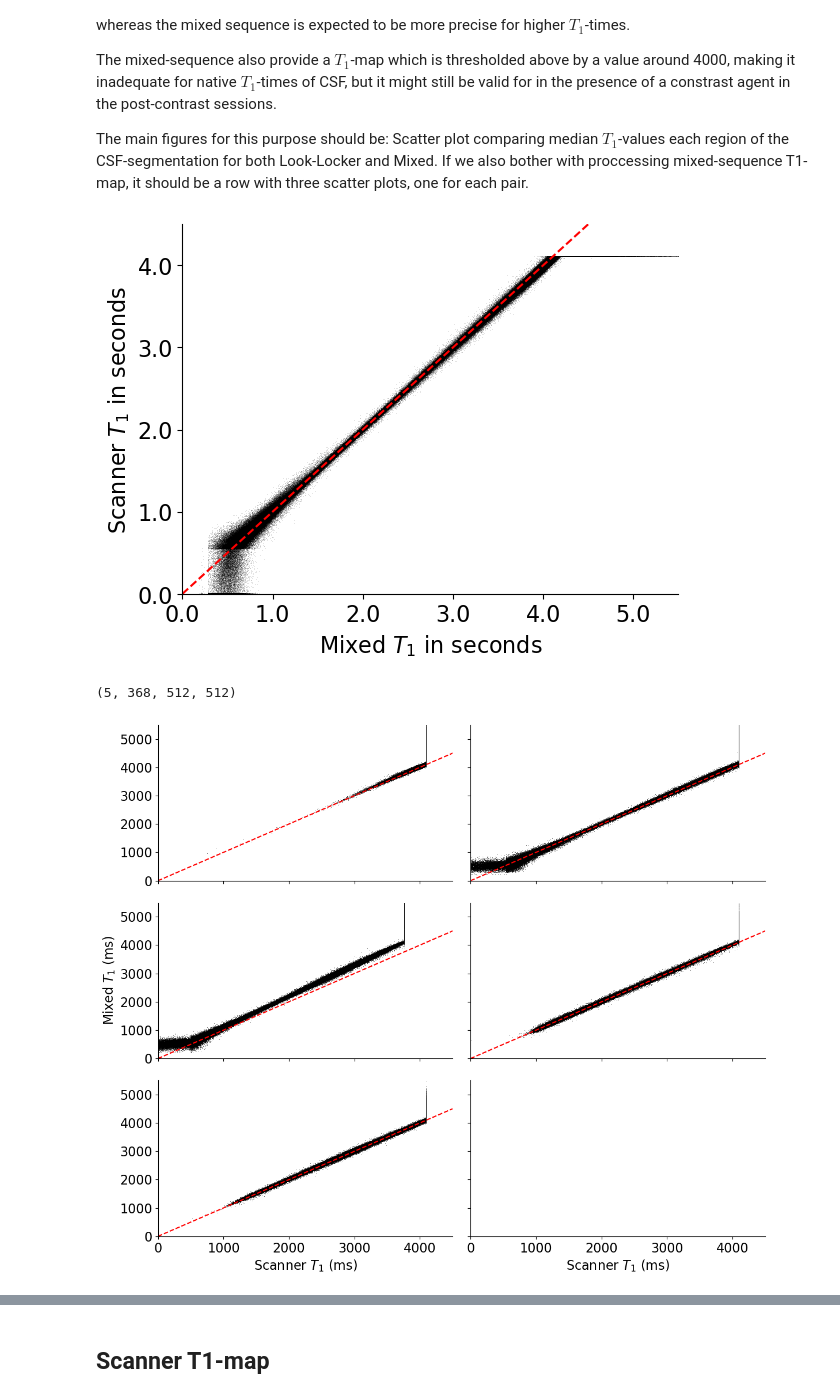
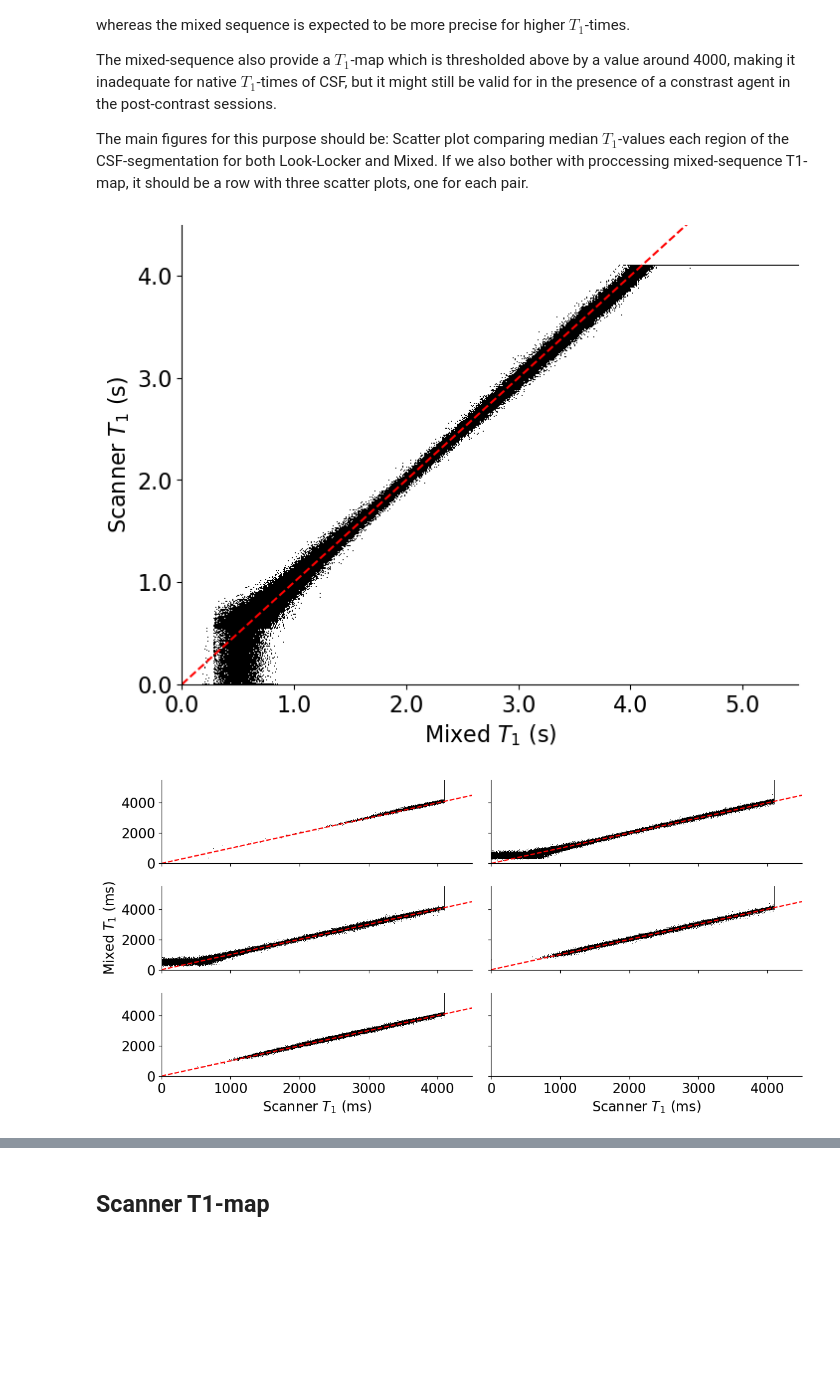
Before and after one commit to jorgenriseth/gonzo, a Jupyter notebook: docs/comparison-t1map-mixed-looklocker.ipynb, the cells around one changed output, grey strips where cells are left out. Cells and saved outputs as stored; diff of their text form; code cells hidden in the pictures; blank space fills up the shorter version.

Commit message:
updated-figures

```diff
--- a/docs/comparison-t1map-mixed-looklocker.ipynb
+++ b/docs/comparison-t1map-mixed-looklocker.ipynb
@@ -15,14 +15,9 @@ import pandas as pd
 import simple_mri as sm
 import skimage
 import seaborn as sns
-# import sklearn
 from gmri2fem.utils import plot_orient, session_range
 
-plt.rcParams.update({
-    'font.size': 16,
-    'axes.spines.top': False,
-    'axes.spines.right': False
-})
+import matplotlib as mpl
 # %%
 mri_proces = Path("../mri_processed_data/")
 ll_paths = [
@@ -67,40 +61,42 @@ seg = seg_mri.data
 mask = seg != 0
 labels = np.unique(seg).astype(int)
 # %%
-fig, axes = plt.subplots(sharey=True, sharex=True)
+fig, axes = plt.subplots(figsize=(8, 6), sharey=True, sharex=True)
 (scanner_i, mixed_i) = list(zip(scanner, mixed))[1]
 ax = axes
-ax.plot(mixed_i[mask], scanner_i[mask], ",", c="k", alpha=0.1)
+ax.plot(mixed_i[mask], scanner_i[mask], ",", c="k", alpha=1.0, rasterized=True)
 ax.plot([0, 5000], [0, 5000], c="r", ls="--")
 ticks_seconds = tuple(1.0*i for i in range(11))
 plt.xticks([1000 * xi for xi in ticks_seconds], ticks_seconds)
 plt.yticks([1000 * xi for xi in ticks_seconds], ticks_seconds)
 ax.set_xlim(0, 5500)
 ax.set_ylim(0, 4500)
-ax.set_xlabel("Mixed $T_1$ in seconds")
-ax.set_ylabel("Scanner $T_1$ in seconds")
-plt.savefig("../figures/mixed-scanner-scatter.png", bbox_inches="tight")
+ax.set_xlabel("Mixed $T_1$ (s)")
+ax.set_ylabel("Scanner $T_1$ (s)")
+plt.savefig("../figures/mixed-scanner-scatter.pdf", dpi=300, bbox_inches="tight")
 plt.show()
 # %% [output]
-[figure, old version]
+[figure, new version]
-# %%
-mixed.shape
-# %% [output]
-(5, 368, 512, 512)
 # %%
-fig, axes = plt.subplots(3, 2, figsize=(12,10), sharey=True, sharex=True)
+fig, axes = plt.subplots(3, 2, figsize=(12,6), sharey=True, sharex=True)
 axes = axes.ravel()
 for idx, (scanner_i, mixed_i) in enumerate(zip(scanner, mixed)):
     ax = axes[idx]
-    ax.plot(scanner_i[mask], mixed_i[mask], ",", c="k", alpha=0.50)
+    # For some reason, the scanner has scaled ses-03 to some
+    # other range than the 0-4095 used for all other sessions,
+    # leading to a slightly different slope between the scanner
+    # and mixed data. Rescaling back to the 0-4095 interval
+    # give data resembling the other scans more.
+    scaled_scanner_data = scanner_i.ravel() * (4095 / np.nanmax(scanner_i))
+    ax.plot(scaled_scanner_data, mixed_i.ravel(), ",", c="k", rasterized=True)
     ax.plot([0, 5000], [0, 5000], c="r", ls="--")
     ax.set_xlim(0, 4500)
     ax.set_ylim(0, 5500)
 
 axes[2].set_ylabel("Mixed $T_1$ (ms)")
 for ax in axes[-2:]:
     ax.set_xlabel("Scanner $T_1$ (ms)")
 plt.tight_layout()
 plt.show()
 # %% [output]
-[figure, old version]
+[figure, new version]
```
Also changed, not shown: parts of 14 cells of this notebook, 7 other files.
